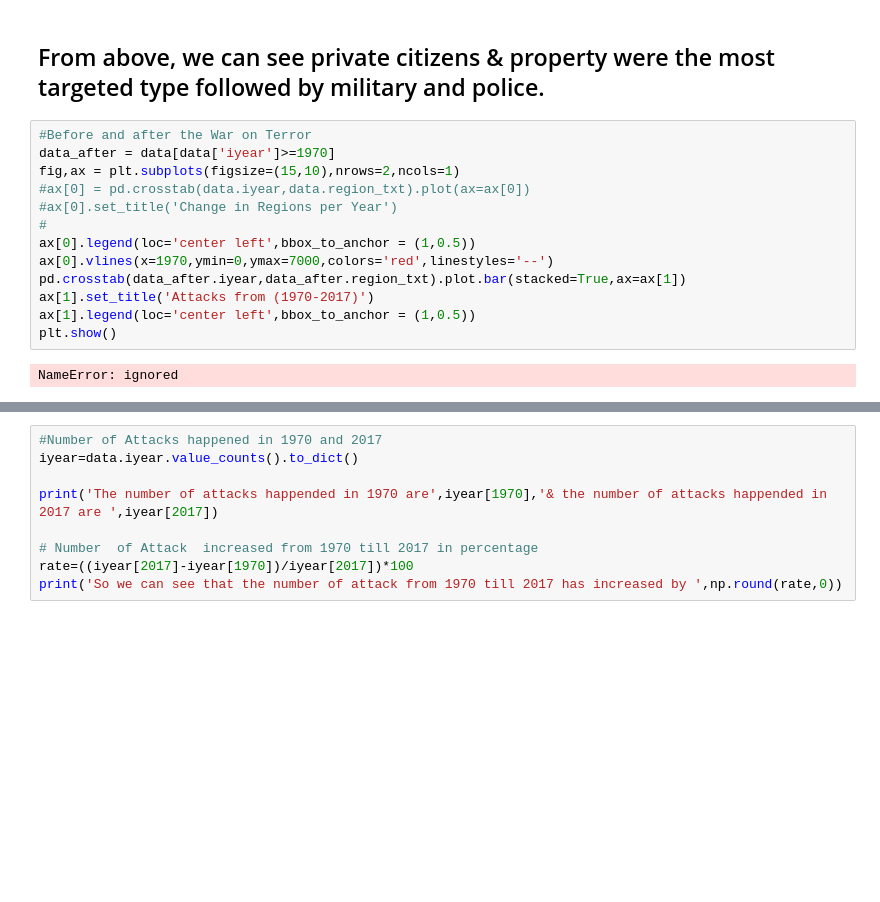
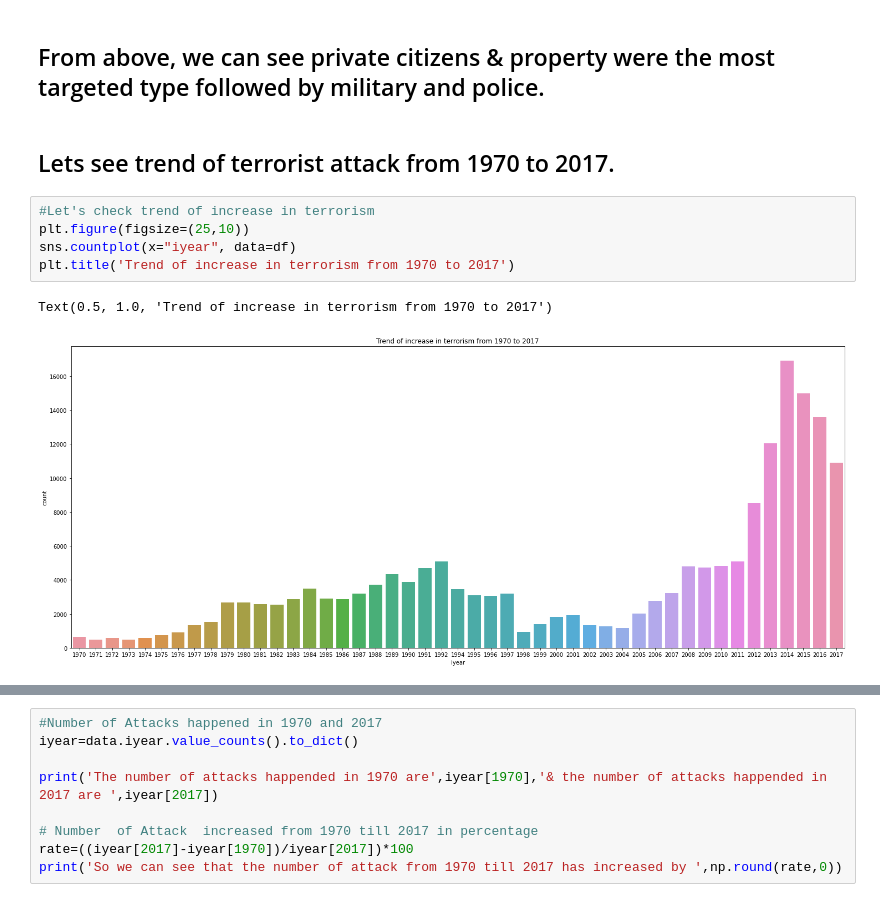
Before and after one commit to Samikshab99/Global-Terrorism-Analysis-EDA, a Jupyter notebook: Copy_of_Global_Terrorism_Analysis_Capstone_Project.ipynb, the cells around one changed output, grey strips where cells are left out. Drawn from its saved outputs; the diff is of its cells as text; blank space fills up the shorter version.

Commit message:
Fourth Global Terrorism Commit

```diff
--- a/Copy_of_Global_Terrorism_Analysis_Capstone_Project.ipynb
+++ b/Copy_of_Global_Terrorism_Analysis_Capstone_Project.ipynb
@@ -265,18 +267,13 @@ plt.show()
 [figure]
 # %% [markdown]
 ## From above, we can see private citizens & property were the most targeted type followed by military and police.
-# %%
-#Before and after the War on Terror
-data_after = data[data['iyear']>=1970]
-fig,ax = plt.subplots(figsize=(15,10),nrows=2,ncols=1)
-#ax[0] = pd.crosstab(data.iyear,data.region_txt).plot(ax=ax[0])
-#ax[0].set_title('Change in Regions per Year')
-#
-ax[0].legend(loc='center left',bbox_to_anchor = (1,0.5))
-ax[0].vlines(x=1970,ymin=0,ymax=7000,colors='red',linestyles='--')
-pd.crosstab(data_after.iyear,data_after.region_txt).plot.bar(stacked=True,ax=ax[1])
-ax[1].set_title('Attacks from (1970-2017)')
-ax[1].legend(loc='center left',bbox_to_anchor = (1,0.5))
-plt.show()
-# %% [output]
-NameError: ignored
+# %% [markdown]
+## Lets see trend of terrorist attack from 1970 to 2017.
+# %%
+#Let's check trend of increase in terrorism
+plt.figure(figsize=(25,10))
+sns.countplot(x="iyear", data=df)
+plt.title('Trend of increase in terrorism from 1970 to 2017')
+# %% [output]
+Text(0.5, 1.0, 'Trend of increase in terrorism from 1970 to 2017')
+[figure, added]
```
Also changed, not shown: parts of 5 cells of this notebook.
